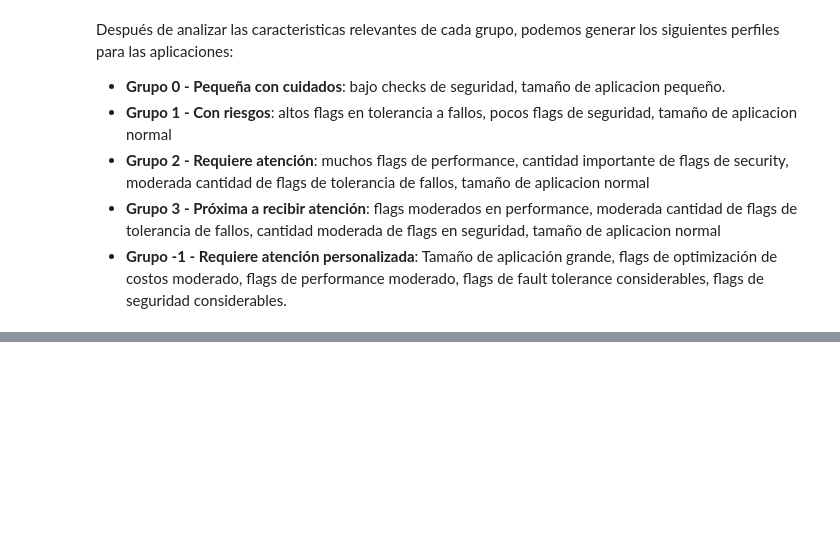
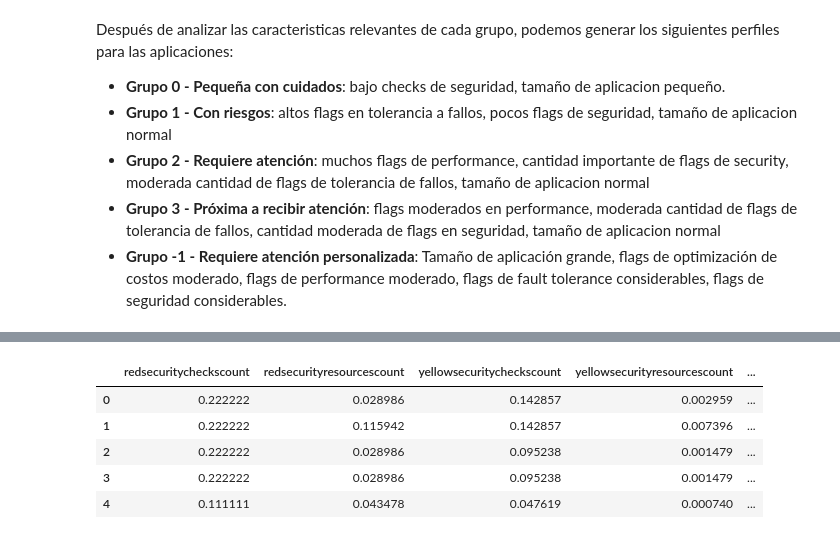
Before and after one commit to 00Fede/incubadora-aplicaciones, a Jupyter notebook: Model_Implementation.ipynb, the cells around one changed output, grey strips where cells are left out. Saved outputs shown, nothing was run; the diff lists cells and outputs as text; code cells hidden in the pictures; blank space fills up the shorter version.

```diff
--- a/Model_Implementation.ipynb
+++ b/Model_Implementation.ipynb
@@ -288,0 +403,10 @@ df_pdn_scaled.to_csv('data/clustered_fact_application.csv', index=False)
+# %%
+df_test = pd.read_csv('data/xtest.csv')
+df_test.head()
+# %% [output]
+|  | redsecuritycheckscount | redsecurityresourcescount | yellowsecuritycheckscount | yellowsecurityresourcescount | ... |
+| 0 | 0.222222 | 0.028986 | 0.142857 | 0.002959 | ... |
+| 1 | 0.222222 | 0.115942 | 0.142857 | 0.007396 | ... |
+| 2 | 0.222222 | 0.028986 | 0.095238 | 0.001479 | ... |
+| 3 | 0.222222 | 0.028986 | 0.095238 | 0.001479 | ... |
+| 4 | 0.111111 | 0.043478 | 0.047619 | 0.000740 | ... |
```
Also changed, not shown: parts of 13 cells of this notebook.
